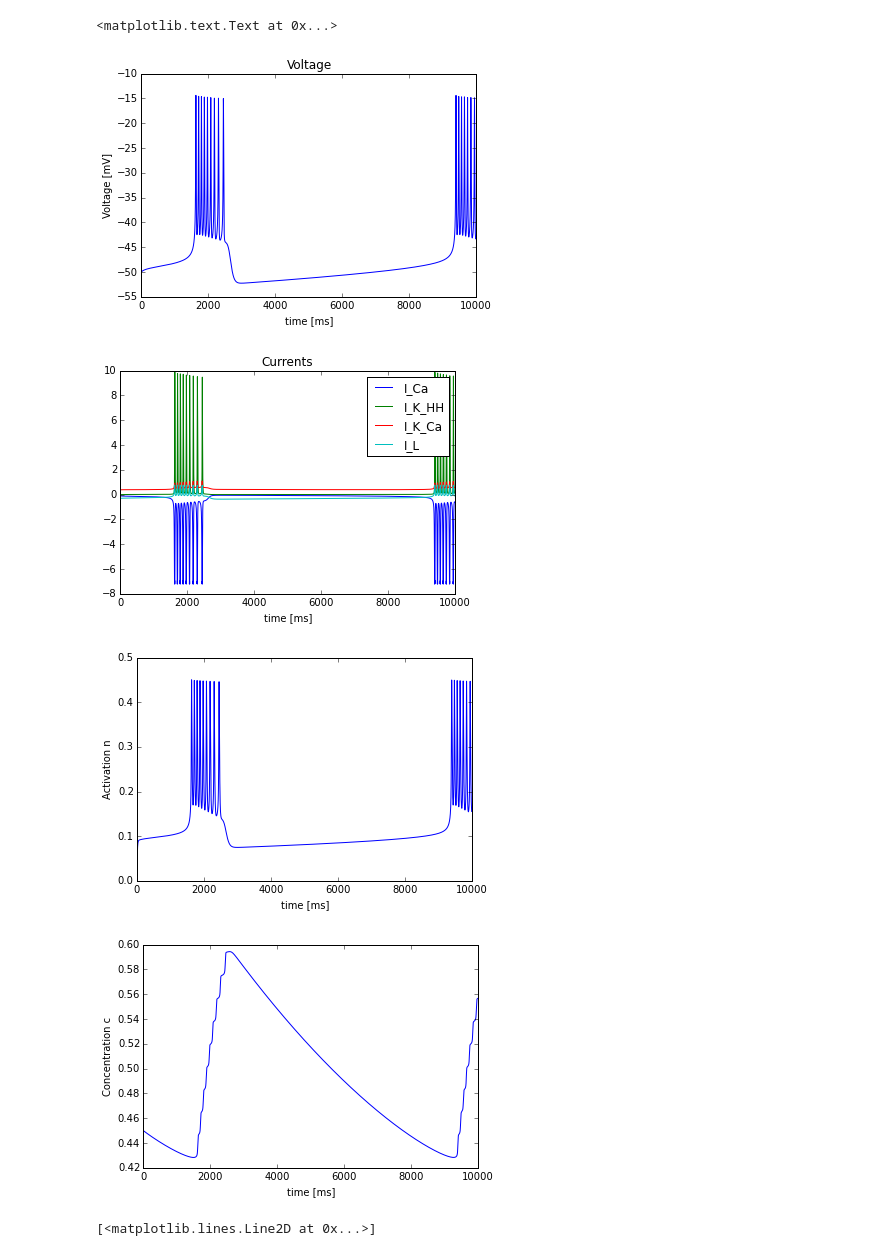
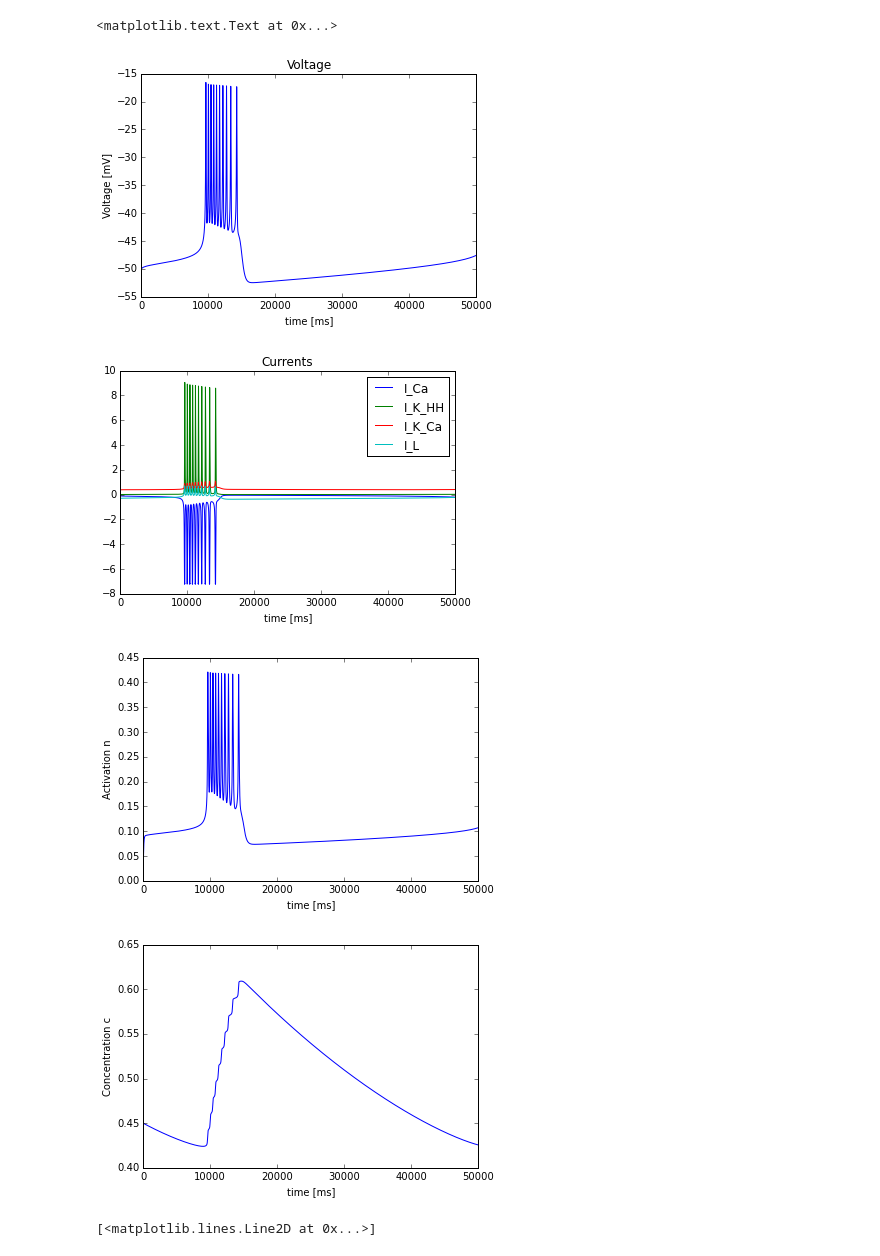
Before and after one commit to hcamalan/Bursting, a Jupyter notebook: [CLASSIFIED] Project Bursting.ipynb, the cells around one changed output. Cells and saved outputs as stored; diff of their text form; code cells hidden in the pictures.

Commit message:
Changed dt to have smaller time steps

```diff
--- a/[CLASSIFIED] Project Bursting.ipynb
+++ b/[CLASSIFIED] Project Bursting.ipynb
@@ -103,7 +103,7 @@ def voltage_ode (I_Ca, I_K_HH, I_K_Ca, I_L):
     return (-I_Ca - I_K_HH - I_K_Ca - I_L)/C_m
 
 def I_K_HH(n,V):
-    g_K = 4.5 #mS/cm^2
+    g_K = 5.5 #mS/cm^2
     V_K = -75 # mV
     return g_K* n**4 * (V-V_K)
 
@@ -132,8 +132,8 @@ def I_Ca(V):
 volt_init = -50
 n_init = 0
 c_init = 0.45
-t_range = np.array([0,20000])
-dt = 0.5
+t_range = np.array([0,50000])
+dt = 0.1
 
 
 t, n, c, current, volt = euler(voltage_ode, volt_init, n_ode, concentration_ode, n_init, c_init, [I_Ca, I_K_HH, I_K_Ca, I_L], t_range, dt)
@@ -140,30 +142,30 @@ t, n, c, current, volt = euler(voltage_ode, volt_init, n_ode, concentration_ode,
 # %%
-timeWindow = np.arange(10000)
+timeWindow = np.arange(50000)
 plt.plot(timeWindow,volt[timeWindow])
 ax = plt.gca()
 ax.ticklabel_format(useOffset = 0)
 plt.title('Voltage')
 plt.xlabel('time [ms]')
 plt.ylabel('Voltage [mV]')
 plt.figure()
 plt.plot(timeWindow,current[:,timeWindow].T)
 plt.xlabel('time [ms]')
 plt.legend(['I_Ca', 'I_K_HH', 'I_K_Ca', 'I_L'])
 plt.title('Currents')
 plt.figure()
 plt.plot(timeWindow,n[timeWindow])
 plt.xlabel('time [ms]')
 plt.ylabel('Activation n')
 plt.figure()
 plt.plot(timeWindow,c[timeWindow])
 plt.xlabel('time [ms]')
 plt.ylabel('Concentration c')
 # %% [output]
 <matplotlib.text.Text at 0x...>
-[figure, old version]
+[figure, new version]
-[figure, old version]
+[figure, new version]
-[figure, old version]
+[figure, new version]
-[figure, old version]
+[figure, new version]
 # %%
 def tau_n (V):
     return 1/(a_n(V) + b_n(V))
```
Also changed, not shown: parts of 1 cell of this notebook.
